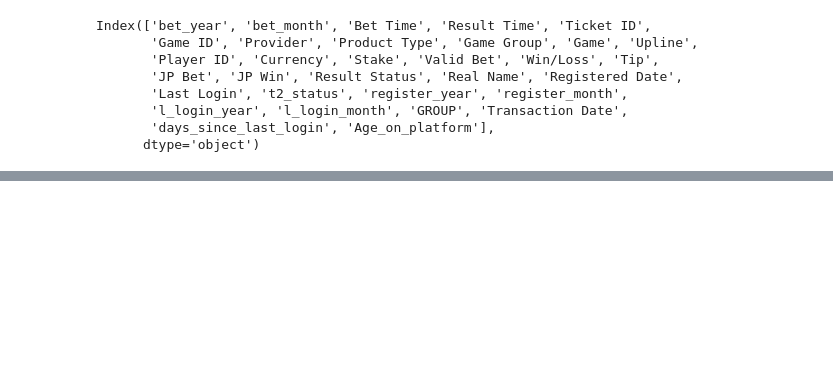
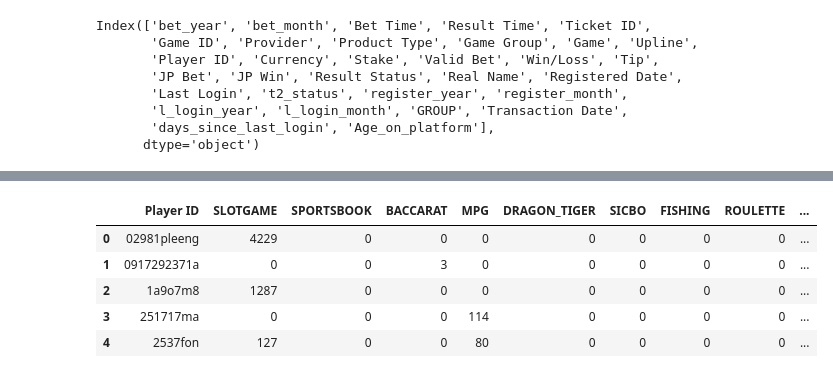
Before and after one commit to DataSenseiAryan/CampaignDb, a Jupyter notebook: Untitled.ipynb, the cells around one changed output, grey strips where cells are left out. Cells and saved outputs as stored; diff of their text form; code cells hidden in the pictures; blank space fills up the shorter version.

```diff
--- a/Untitled.ipynb
+++ b/Untitled.ipynb
@@ -273,0 +323,13 @@ Name: Game, dtype: int64
+# %%
+ game_group_df = game_group_pref.groupby('Player ID').agg(['sum']).reset_index()[['Player ID']+temp_col1]
+# %%
+game_group_df.columns = [['Player ID']+temp_col1]
+# %%
+game_group_df.head()
+# %% [output]
+|  | Player ID | SLOTGAME | SPORTSBOOK | BACCARAT | MPG | DRAGON_TIGER | SICBO | FISHING | ROULETTE | ... |
+| 0 | 02981pleeng | 4229 | 0 | 0 | 0 | 0 | 0 | 0 | 0 | ... |
+| 1 | 0917292371a | 0 | 0 | 3 | 0 | 0 | 0 | 0 | 0 | ... |
+| 2 | 1a9o7m8 | 1287 | 0 | 0 | 0 | 0 | 0 | 0 | 0 | ... |
+| 3 | 251717ma | 0 | 0 | 0 | 114 | 0 | 0 | 0 | 0 | ... |
+| 4 | 2537fon | 127 | 0 | 0 | 80 | 0 | 0 | 0 | 0 | ... |
```
Also changed, not shown: parts of 38 cells of this notebook.
